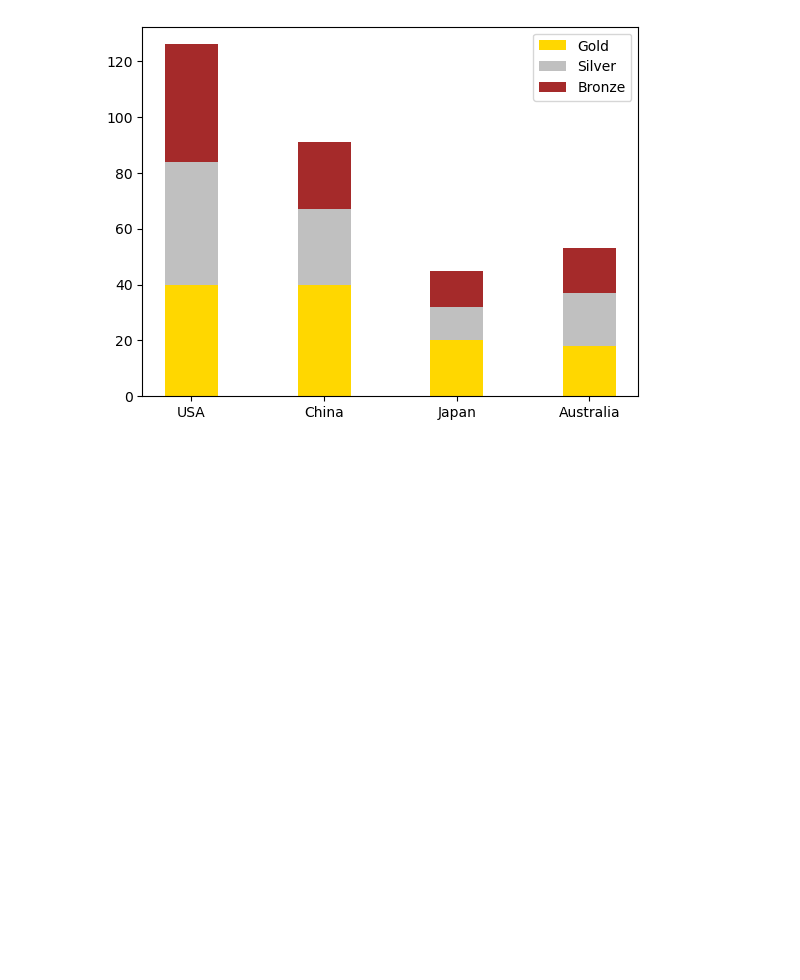
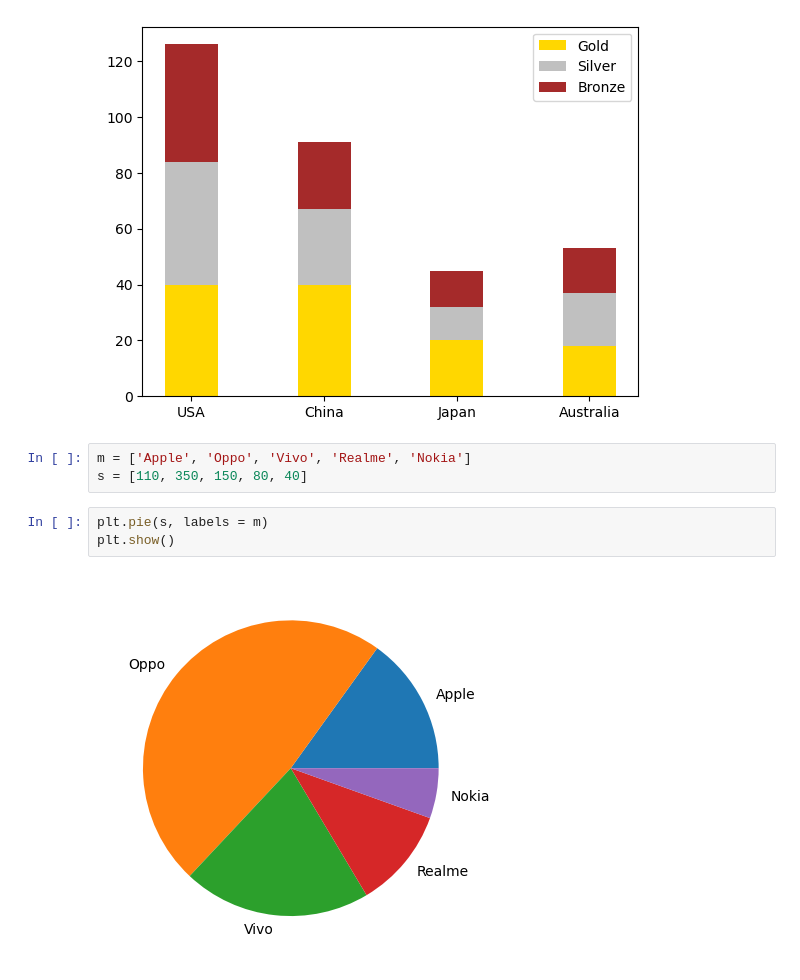
Before and after one commit to Templar121/Advanced-ML-with-Python, a Jupyter notebook: DAY 1/Matplotlib.ipynb, the cells around one changed output. Drawn from its saved outputs; the diff is of its cells as text; blank space fills up the shorter version.

```diff
--- a/DAY 1/Matplotlib.ipynb
+++ b/DAY 1/Matplotlib.ipynb
@@ -84,3 +84,11 @@ plt.show()
 # %% [output]
 [84 67 32 37]
 [figure]
+# %%
+m = ['Apple', 'Oppo', 'Vivo', 'Realme', 'Nokia']
+s = [110, 350, 150, 80, 40]
+# %%
+plt.pie(s, labels = m)
+plt.show()
+# %% [output]
+[figure, added]
```
Also changed, not shown: parts of 4 cells of this notebook.
